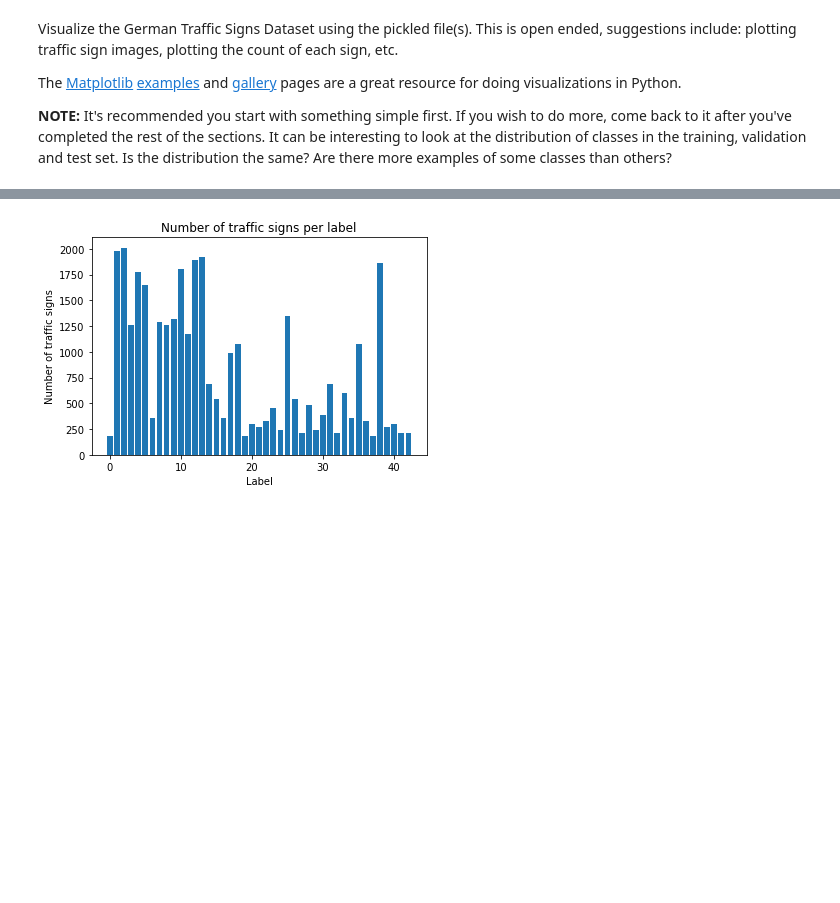
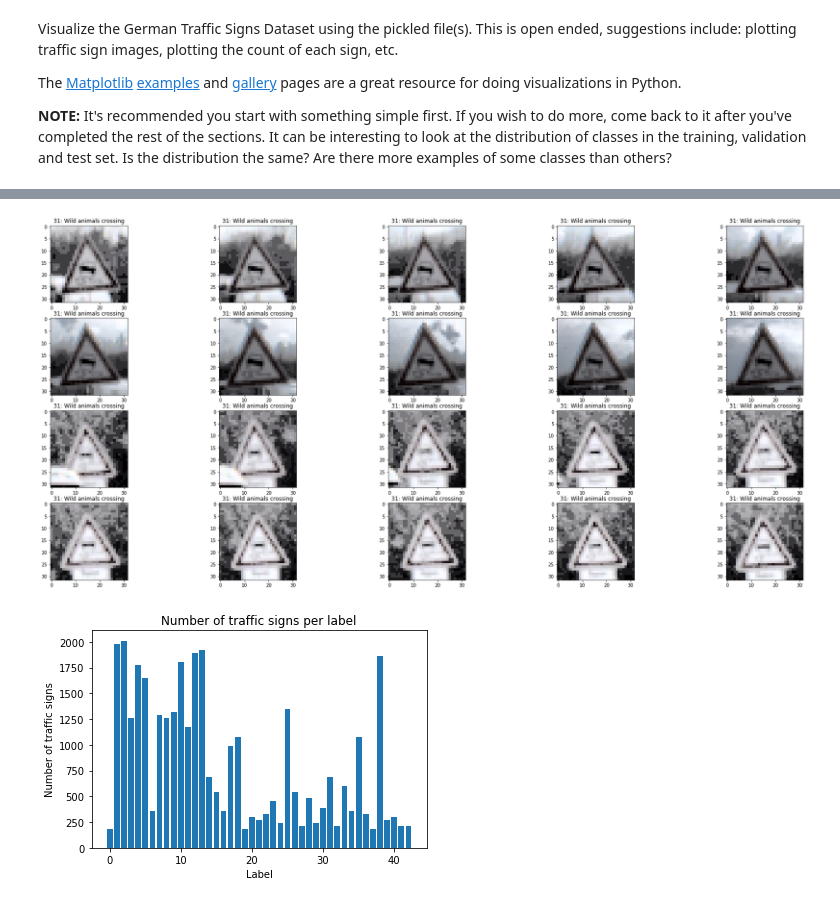
Before and after one commit to ekkus93/CarND-Traffic-Sign-Classifier-Project, a Jupyter notebook: Traffic_Sign_Classifier.ipynb, the cells around one changed output, grey strips where cells are left out. Drawn from its saved outputs; the diff is of its cells as text; code cells hidden in the pictures; blank space fills up the shorter version.

```diff
--- a/Traffic_Sign_Classifier.ipynb
+++ b/Traffic_Sign_Classifier.ipynb
@@ -155,3 +172,7 @@ display_X_y_images(X_train, y_train, signnames_pd, 0, 10)
+# %%
+display_X_y_images(np.stack([apply_histogram_equalization(X_train[i]) for i in range(1790,1810)]), y_train[790:1810], signnames_pd, 0, 20)
+# %% [output]
+[figure, added]
 # %%
 from collections import Counter
 
```
Also changed, not shown: parts of 18 cells of this notebook.
